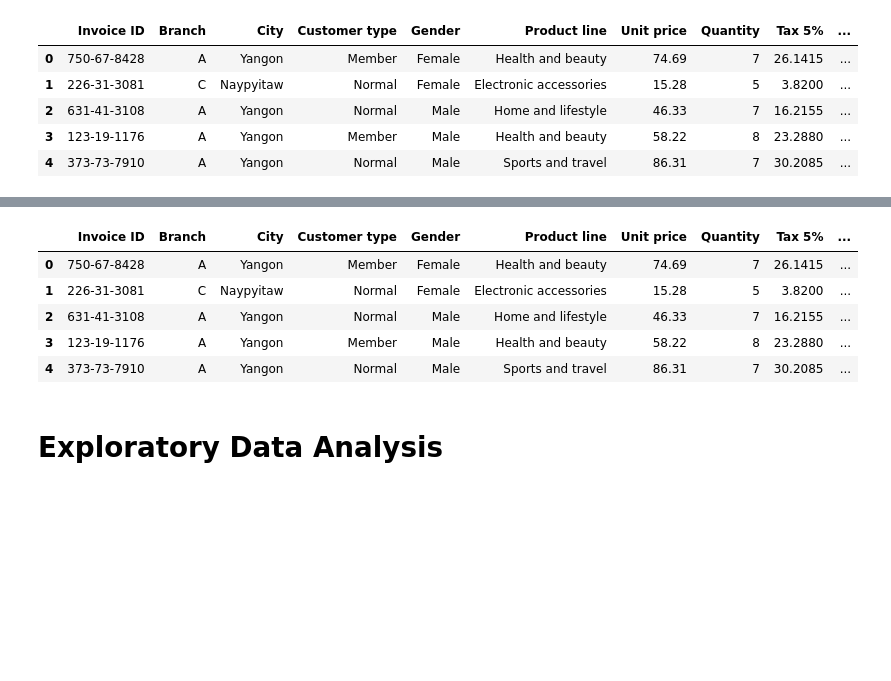
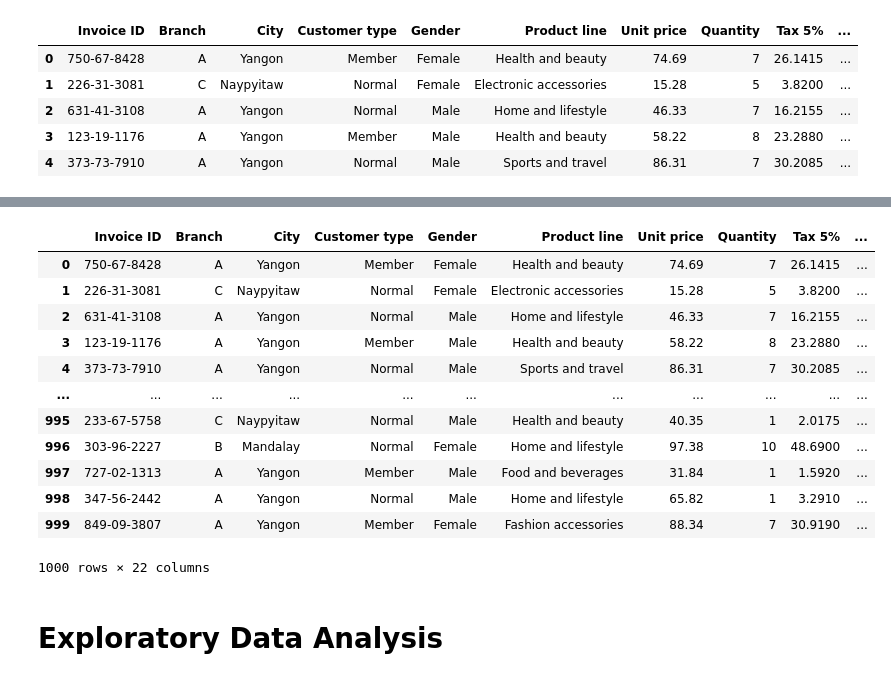
Before and after one commit to SurekhaBerlin/Walmart-Sales-Data-Analysis-Sample, a Jupyter notebook: WalmartSalesDataAnalysis.ipynb, the cells around one changed output, grey strips where cells are left out. Cells and saved outputs as stored; diff of their text form; code cells hidden in the pictures; blank space fills up the shorter version.

```diff
--- a/WalmartSalesDataAnalysis.ipynb
+++ b/WalmartSalesDataAnalysis.ipynb
@@ -105,14 +108,21 @@ sales['Time'] = pd.to_datetime(sales['Time'])
 # Extract month name
 sales['month_name'] = sales['Time'].dt.strftime('%b')  # Extracts abbreviated month name
 # %%
-sales.head()
+sales
 # %% [output]
 |  | Invoice ID | Branch | City | Customer type | Gender | Product line | Unit price | Quantity | Tax 5% | ... |
 | 0 | 750-67-8428 | A | Yangon | Member | Female | Health and beauty | 74.69 | 7 | 26.1415 | ... |
 | 1 | 226-31-3081 | C | Naypyitaw | Normal | Female | Electronic accessories | 15.28 | 5 | 3.8200 | ... |
 | 2 | 631-41-3108 | A | Yangon | Normal | Male | Home and lifestyle | 46.33 | 7 | 16.2155 | ... |
 | 3 | 123-19-1176 | A | Yangon | Member | Male | Health and beauty | 58.22 | 8 | 23.2880 | ... |
 | 4 | 373-73-7910 | A | Yangon | Normal | Male | Sports and travel | 86.31 | 7 | 30.2085 | ... |
+| ... | ... | ... | ... | ... | ... | ... | ... | ... | ... | ... |
+| 995 | 233-67-5758 | C | Naypyitaw | Normal | Male | Health and beauty | 40.35 | 1 | 2.0175 | ... |
+| 996 | 303-96-2227 | B | Mandalay | Normal | Female | Home and lifestyle | 97.38 | 10 | 48.6900 | ... |
+| 997 | 727-02-1313 | A | Yangon | Member | Male | Food and beverages | 31.84 | 1 | 1.5920 | ... |
+| 998 | 347-56-2442 | A | Yangon | Normal | Male | Home and lifestyle | 65.82 | 1 | 3.2910 | ... |
+| 999 | 849-09-3807 | A | Yangon | Member | Female | Fashion accessories | 88.34 | 7 | 30.9190 | ... |
+1000 rows × 22 columns
 # %% [markdown]
 # Exploratory Data Analysis
 # %% [markdown]
```
Also changed, not shown: parts of 11 cells of this notebook.
